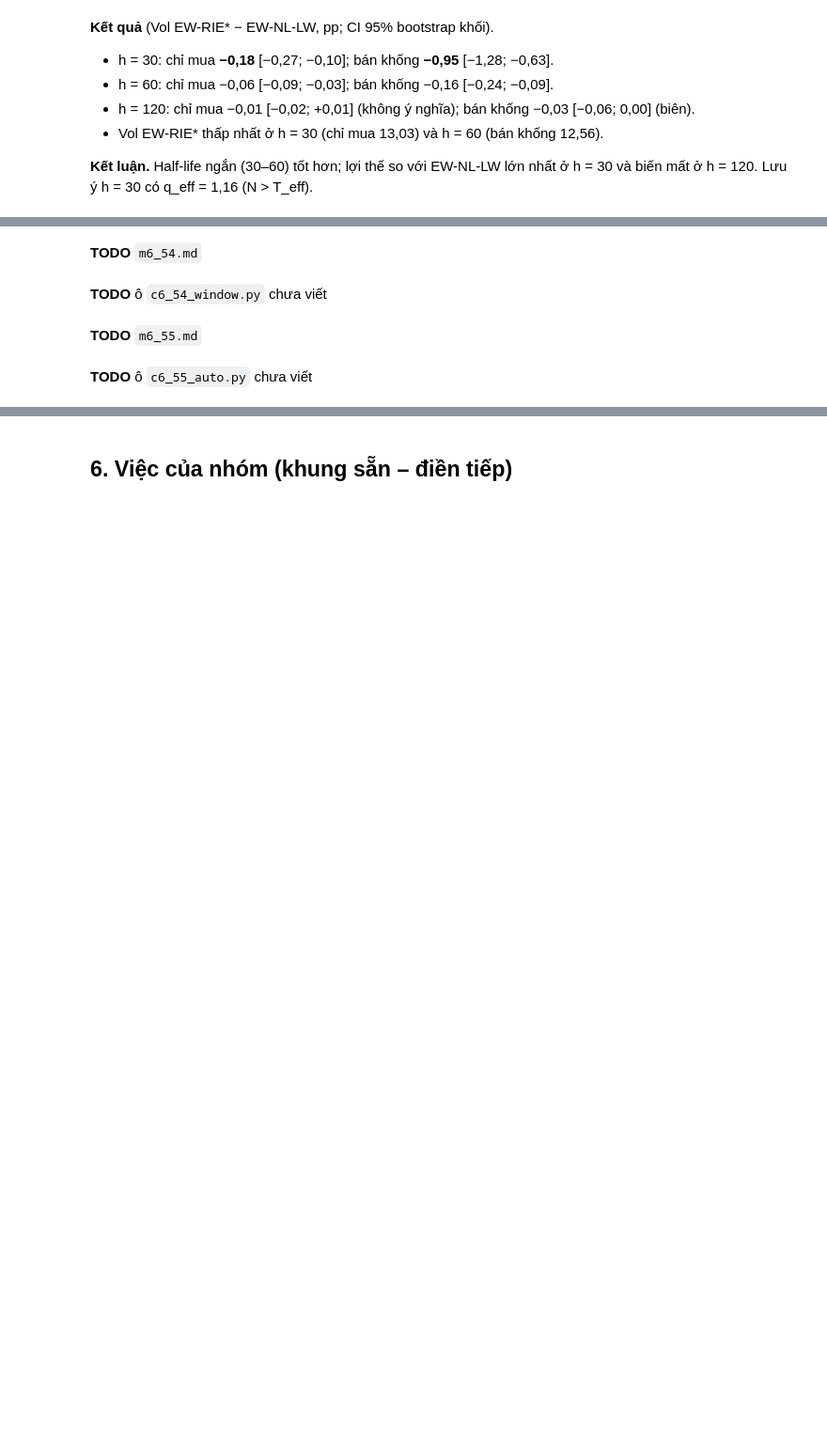
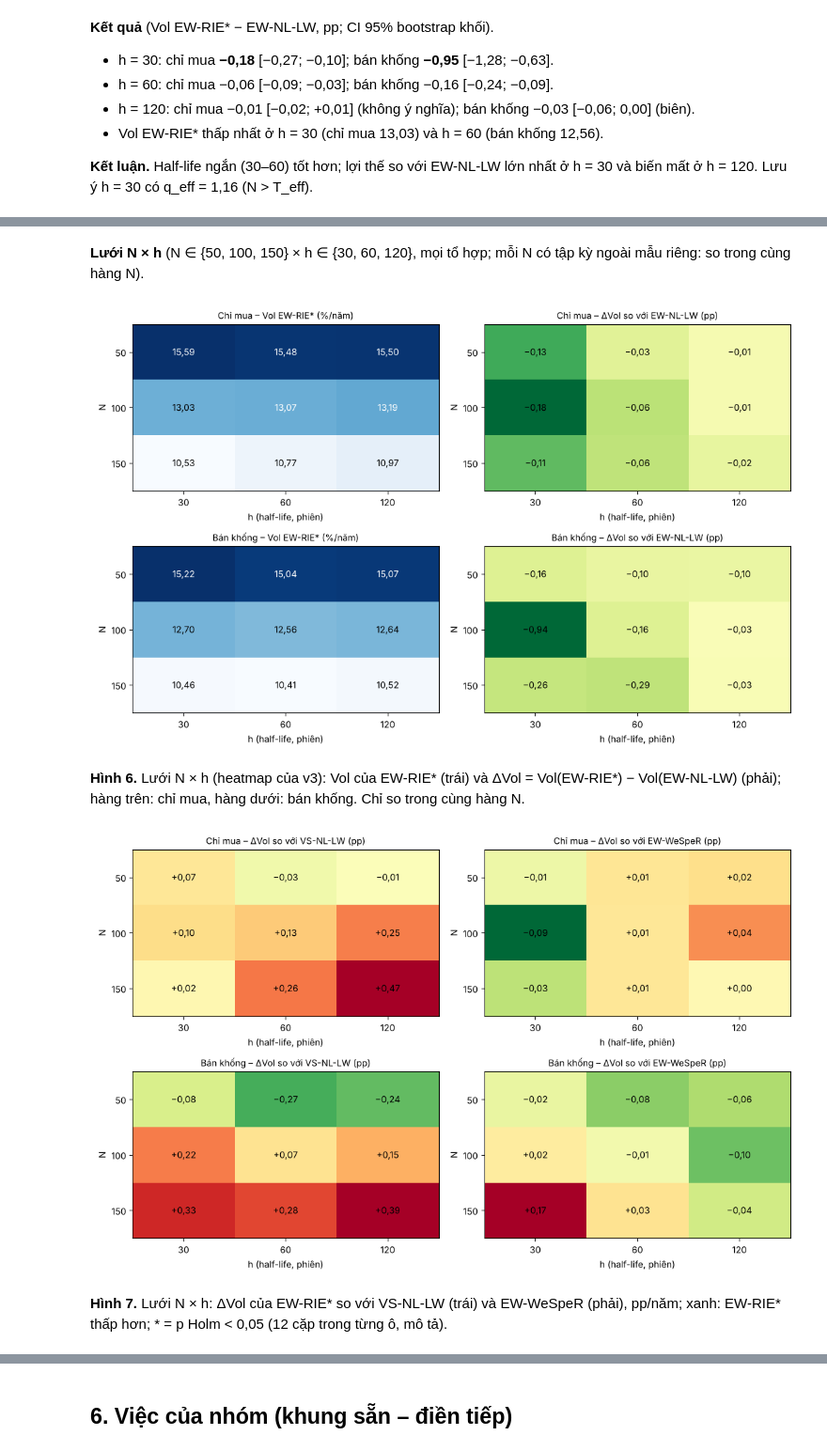
Before and after one commit to chinguyenkhac/data_HOSE, a Jupyter notebook: notebooks/EW_RIE_HOSE_v6.ipynb, the cells around one changed output, grey strips where cells are left out. Shown at 94% size. Saved outputs shown, nothing was run; the diff lists cells and outputs as text; code cells hidden in the pictures; blank space fills up the shorter version.

```diff
--- a/notebooks/EW_RIE_HOSE_v6.ipynb
+++ b/notebooks/EW_RIE_HOSE_v6.ipynb
@@ -1196,8 +1623,50 @@ if RUN_SENS:
-# %% [markdown]
-**TODO** `m6_54.md`
-# %% [markdown]
-**TODO** ô `c6_54_window.py` chưa viết
-# %% [markdown]
-**TODO** `m6_55.md`
-# %% [markdown]
-**TODO** ô `c6_55_auto.py` chưa viết
+# %% [markdown]
+**Lưới N × h** (N ∈ {50, 100, 150} × h ∈ {30, 60, 120}, mọi tổ hợp; mỗi N có tập kỳ ngoài mẫu riêng: so trong cùng hàng N).
+# %%
+# ---- §5: số liệu dùng chung (đọc cache) + Hình 6 (heatmap N × h của v3) và Hình 7 (ΔVol của EW-RIE* so với VS-NL-LW và EW-WeSpeR) ----
+NS, HS, HVS = (50, 100, 150), (30, 60, 120), (10, 20, 40)
+GR = {(n_, h_, m): run_full(dict(CONFIG, N=n_, HL_EW=h_), lo, M12) for n_ in NS for h_ in HS for m, lo in MODES.items()}
+HV = {(hv, m): run_full(dict(CONFIG, HL_VOL=hv), lo, M12) for hv in HVS for m, lo in MODES.items()}
+_PT = {}
+def ptab(key, d):           # pair_table có ghi nhớ (cùng cấu hình dùng ở nhiều chỗ chỉ tính một lần)
+    if key not in _PT: _PT[key] = pair_table(d["out"], [p for p in PAIRS12 if p[1] in d["out"] and p[2] in d["out"]], reb_dates=[u["date"] for u in d["ulog"]])
+    return _PT[key]
+rows = []
+for (n_, h_, m), d in GR.items():
+    t = ptab(("nh", n_, h_, m), d); g = lambda c: t.xs(c, level=1)
+    rows.append(dict(mode=m, N=n_, h=h_, kỳ=len(d["ulog"]), **{"Vol EW-RIE*": d["out"]["EW-RIE*"]["m"]["Vol %"]},
+                     **{f"ΔVol vs {b}": g(f"EW-RIE* − {b}")["ΔVol (pp)"].iloc[0] for b in ("EW-NL-LW", "VS-NL-LW", "EW-WeSpeR")},
+                     **{f"p Holm vs {b}": g(f"EW-RIE* − {b}")["p Holm"].iloc[0] for b in ("EW-NL-LW", "VS-NL-LW", "EW-WeSpeR")}))
+T6 = pd.DataFrame(rows); save(T6, "T6_N_h_grid")
+def heat2x2(cols, ttls, fname, star=None):
+    fig, ax = plt.subplots(2, 2, figsize=(11, 7))
+    for i, m in enumerate(MODES):
+        t = T6[T6["mode"] == m]
+        for j, (col, ttl) in enumerate(zip(cols, ttls)):
+            M = t.pivot(index="N", columns="h", values=col); a = ax[i, j]; dif = col.startswith("ΔVol"); v = np.abs(M.values).max()
+            a.imshow(M.values, cmap="RdYlGn_r" if dif else "Blues", aspect="auto", **({"vmin": -v, "vmax": v} if dif else {}))
+            a.set_xticks(range(3), M.columns); a.set_yticks(range(3), M.index); a.set_xlabel("h (half-life, phiên)"); a.set_ylabel("N"); mid = (M.values.min() + M.values.max()) / 2
+            S = t.pivot(index="N", columns="h", values=col.replace("ΔVol", "p Holm")) if (dif and star) else None
+            for (y, x), val in np.ndenumerate(M.values):
+                a.text(x, y, (dv(val) if dif else f2(val)) + ("*" if S is not None and S.values[y, x] < .05 else ""), ha="center", va="center", fontsize=10,
+                       color="white" if (not dif and val > mid) else "black")
+            a.set_title(f"{VN[m]} – {ttl}", fontsize=10)
+    plt.tight_layout(); savefig(fig, fname)
+heat2x2(["Vol EW-RIE*", "ΔVol vs EW-NL-LW"], ["Vol EW-RIE* (%/năm)", "ΔVol so với EW-NL-LW (pp)"], "fig_6_nh_v3")
+cap("Hình", "Lưới N × h (heatmap của v3): Vol của EW-RIE\\* (trái) và ΔVol = Vol(EW-RIE\\*) − Vol(EW-NL-LW) (phải); hàng trên: chỉ mua, hàng dưới: bán khống. Chỉ so trong cùng hàng N.")
+heat2x2(["ΔVol vs VS-NL-LW", "ΔVol vs EW-WeSpeR"], ["ΔVol so với VS-NL-LW (pp)", "ΔVol so với EW-WeSpeR (pp)"], "fig_7_nh_vs", star=True)
+cap("Hình", "Lưới N × h: ΔVol của EW-RIE\\* so với VS-NL-LW (trái) và EW-WeSpeR (phải), pp/năm; xanh: EW-RIE\\* thấp hơn; \\* = p Holm < 0,05 (12 cặp trong từng ô, mô tả).")
+def _concl_nh():
+    neg = int((T6["ΔVol vs EW-NL-LW"] < 0).sum()); sv = lambda b, sgn: int(((np.sign(T6[f"ΔVol vs {b}"]) == sgn) & (T6[f"p Holm vs {b}"] < .05)).sum())
+    return (f"EW-RIE\\* thấp hơn EW-NL-LW ở {neg}/18 ô (cấu hình × chế độ); so với VS-NL-LW: thấp hơn có ý nghĩa {sv('VS-NL-LW', -1)} ô, cao hơn có ý nghĩa {sv('VS-NL-LW', 1)} ô; "
+            f"so với EW-WeSpeR: thấp hơn có ý nghĩa {sv('EW-WeSpeR', -1)} ô, cao hơn có ý nghĩa {sv('EW-WeSpeR', 1)} ô (mô tả).")
+_n = lambda m, c, cond: int(cond(T6[T6["mode"] == m]).sum())
+md("**Kết quả.** " + " ".join(f"{VN[m]}: so với EW-NL-LW, EW-RIE\\* thấp hơn ở {_n(m, 0, lambda t: t['ΔVol vs EW-NL-LW'] < 0)}/9 ô ({_n(m, 0, lambda t: (t['ΔVol vs EW-NL-LW'] < 0) & (t['p Holm vs EW-NL-LW'] < .05))} có ý nghĩa); "
+   f"so với VS-NL-LW thấp hơn ở {_n(m, 0, lambda t: t['ΔVol vs VS-NL-LW'] < 0)}/9 ô (có ý nghĩa: thấp hơn {_n(m, 0, lambda t: (t['ΔVol vs VS-NL-LW'] < 0) & (t['p Holm vs VS-NL-LW'] < .05))}, cao hơn {_n(m, 0, lambda t: (t['ΔVol vs VS-NL-LW'] > 0) & (t['p Holm vs VS-NL-LW'] < .05))}); "
+   f"so với EW-WeSpeR thấp hơn ở {_n(m, 0, lambda t: t['ΔVol vs EW-WeSpeR'] < 0)}/9 ô (có ý nghĩa: thấp hơn {_n(m, 0, lambda t: (t['ΔVol vs EW-WeSpeR'] < 0) & (t['p Holm vs EW-WeSpeR'] < .05))}, cao hơn {_n(m, 0, lambda t: (t['ΔVol vs EW-WeSpeR'] > 0) & (t['p Holm vs EW-WeSpeR'] < .05))})." for m in MODES)
+   + "\n\n**Kết luận.** " + _concl_nh())
+# %% [output]
+[figure, added]
+**Hình 6.** Lưới N × h (heatmap của v3): Vol của EW-RIE\* (trái) và ΔVol = Vol(EW-RIE\*) − Vol(EW-NL-LW) (phải); hàng trên: chỉ mua, hàng dưới: bán khống. Chỉ so trong cùng hàng N.
+[figure, added]
+**Hình 7.** Lưới N × h: ΔVol của EW-RIE\* so với VS-NL-LW (trái) và EW-WeSpeR (phải), pp/năm; xanh: EW-RIE\* thấp hơn; \* = p Holm < 0,05 (12 cặp trong từng ô, mô tả).
```
Also changed, not shown: parts of 134 cells of this notebook, 36 other files.
